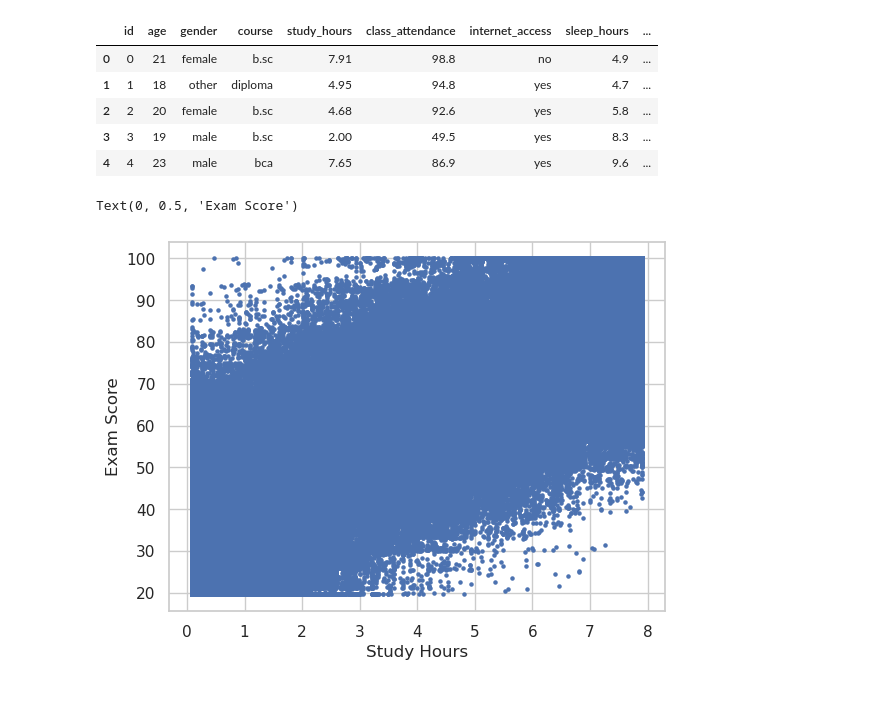
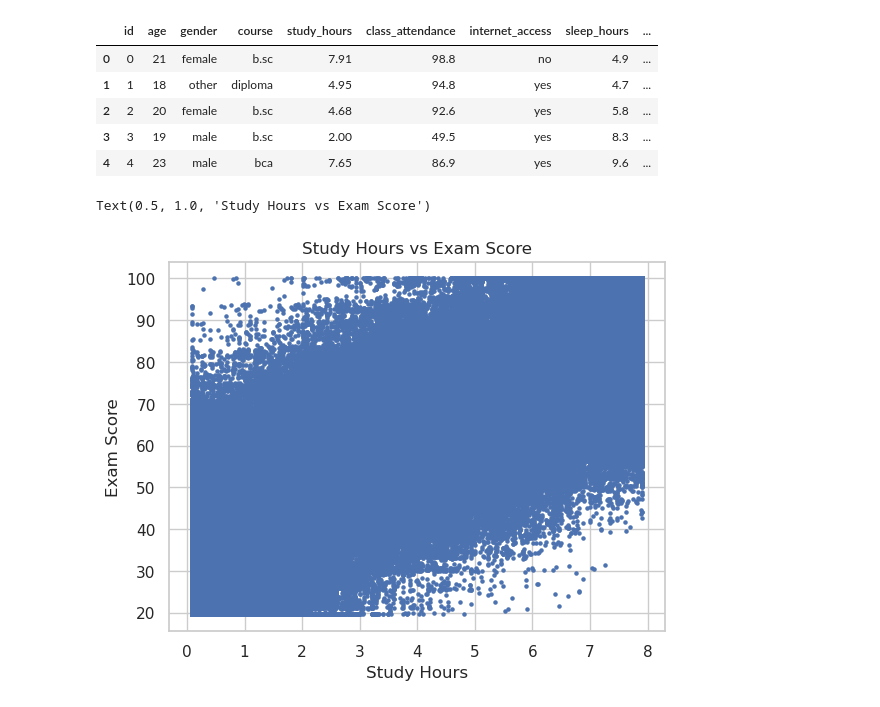
Before and after one commit to dkworks108/Predicting-Student-Test-Scores, a Jupyter notebook: notebook.ipynb, the cells around one changed output. Drawn from its saved outputs; the diff is of its cells as text; code cells hidden in the pictures.

```diff
--- a/notebook.ipynb
+++ b/notebook.ipynb
@@ -113,8 +113,10 @@ import matplotlib.pyplot as plt
 # %%
 plt.scatter(df_train['study_hours'], df_train['exam_score'], s=5)
 
 plt.xlabel('Study Hours')
 plt.ylabel('Exam Score')
+
+plt.title('Study Hours vs Exam Score')
 # %% [output]
-Text(0, 0.5, 'Exam Score')
+Text(0.5, 1.0, 'Study Hours vs Exam Score')
-[figure, old version]
+[figure, new version]
```
